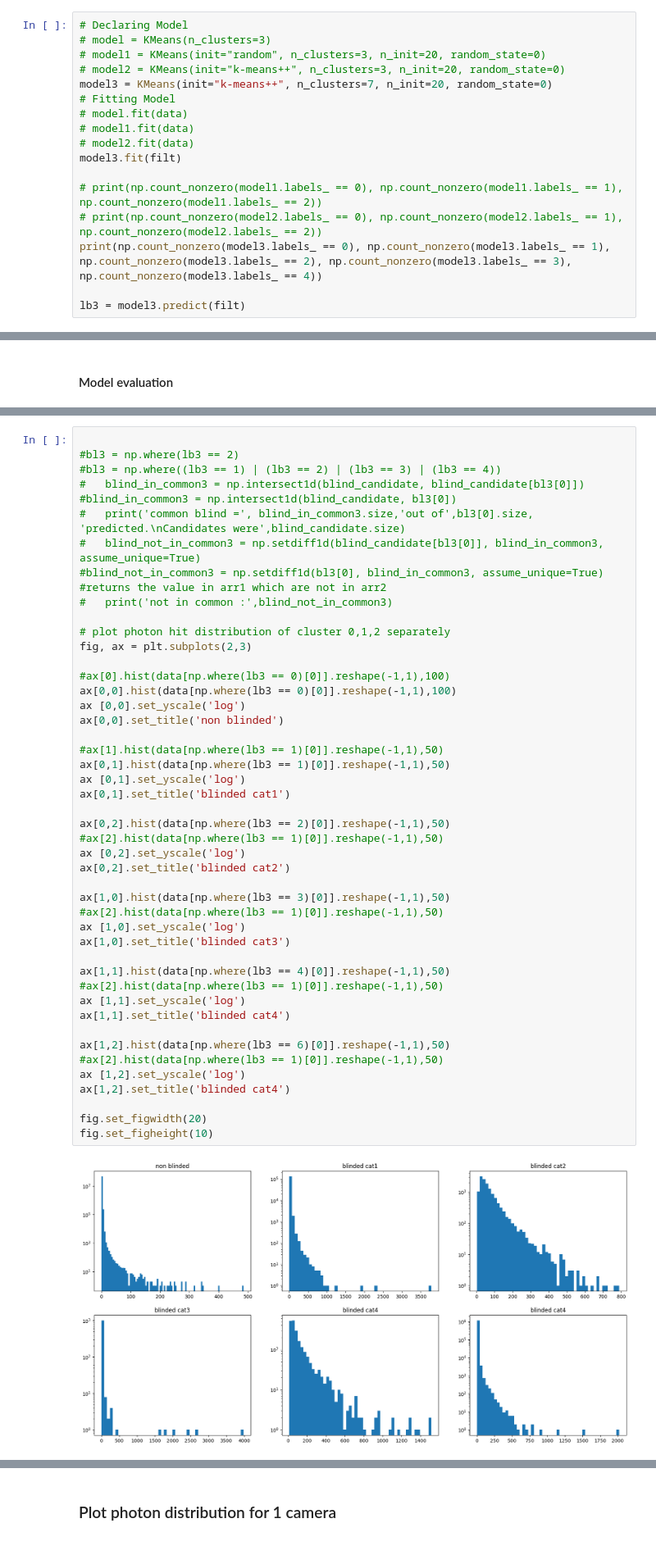
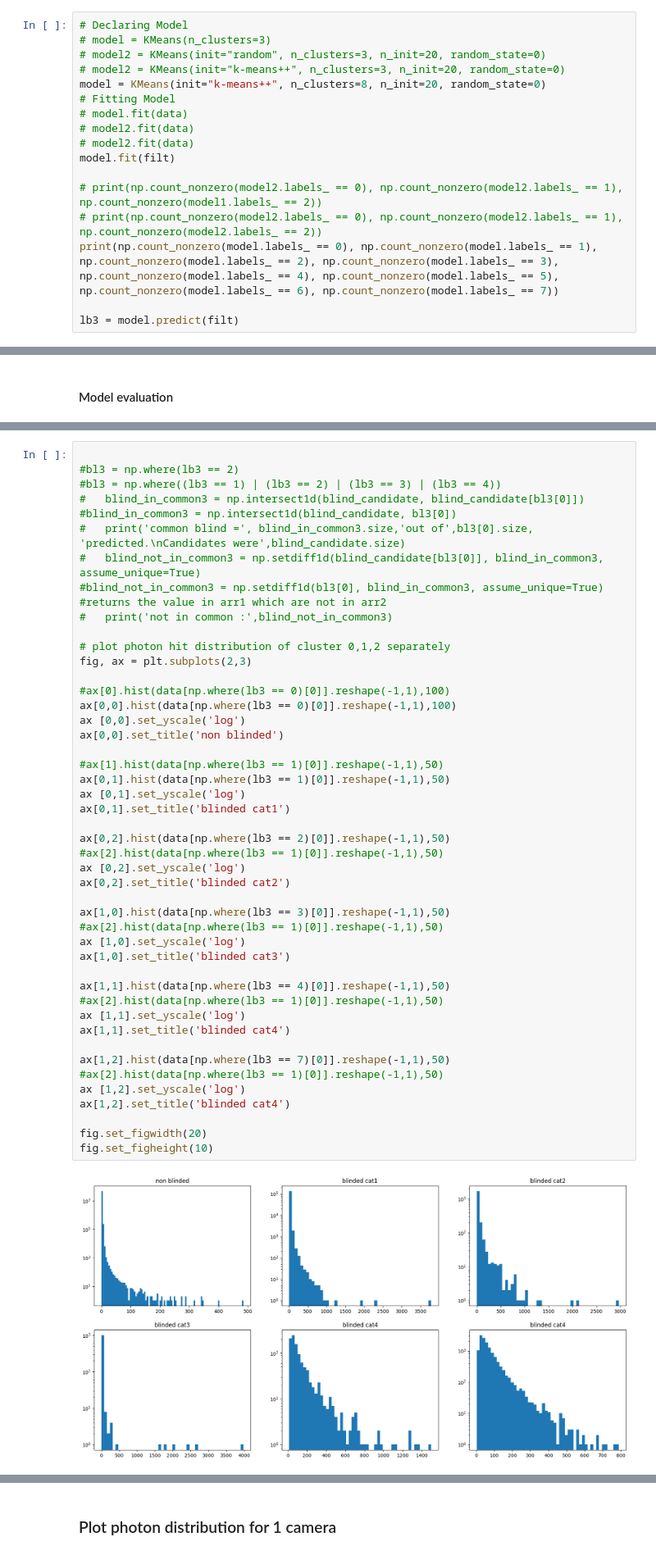
Before and after one commit to chiappo98/blinded_cameras, a Jupyter notebook: blinded clustering.ipynb, the cells around one changed output, grey strips where cells are left out. Shown at 82% size. Cells and saved outputs as stored; diff of their text form.

Commit message:
attempt to refilter blinded & non-blinded clusters

```diff
--- a/blinded clustering.ipynb
+++ b/blinded clustering.ipynb
@@ -88,18 +88,18 @@ The same data are the processed to check the clusterization.
 # %%
 # Declaring Model
 # model = KMeans(n_clusters=3)
-# model1 = KMeans(init="random", n_clusters=3, n_init=20, random_state=0)
+# model2 = KMeans(init="random", n_clusters=3, n_init=20, random_state=0)
 # model2 = KMeans(init="k-means++", n_clusters=3, n_init=20, random_state=0)
-model3 = KMeans(init="k-means++", n_clusters=7, n_init=20, random_state=0)
+model = KMeans(init="k-means++", n_clusters=8, n_init=20, random_state=0)
 # Fitting Model
 # model.fit(data)
-# model1.fit(data)
 # model2.fit(data)
-model3.fit(filt)
+# model2.fit(data)
+model.fit(filt)
 
-# print(np.count_nonzero(model1.labels_ == 0), np.count_nonzero(model1.labels_ == 1), np.count_nonzero(model1.labels_ == 2))
+# print(np.count_nonzero(model2.labels_ == 0), np.count_nonzero(model2.labels_ == 1), np.count_nonzero(model1.labels_ == 2))
 # print(np.count_nonzero(model2.labels_ == 0), np.count_nonzero(model2.labels_ == 1), np.count_nonzero(model2.labels_ == 2))
-print(np.count_nonzero(model3.labels_ == 0), np.count_nonzero(model3.labels_ == 1), np.count_nonzero(model3.labels_ == 2), np.count_nonzero(model3.labels_ == 3), np.count_nonzero(model3.labels_ == 4))
+print(np.count_nonzero(model.labels_ == 0), np.count_nonzero(model.labels_ == 1), np.count_nonzero(model.labels_ == 2), np.count_nonzero(model.labels_ == 3), np.count_nonzero(model.labels_ == 4), np.count_nonzero(model.labels_ == 5), np.count_nonzero(model.labels_ == 6), np.count_nonzero(model.labels_ == 7))
 
-lb3 = model3.predict(filt)
+lb3 = model.predict(filt)
 # %% [output]
@@ -134,34 +219,34 @@ ax[0,0].hist(data[np.where(lb3 == 0)[0]].reshape(-1,1),100)
 ax [0,0].set_yscale('log')
 ax[0,0].set_title('non blinded')
 
 #ax[1].hist(data[np.where(lb3 == 1)[0]].reshape(-1,1),50)
 ax[0,1].hist(data[np.where(lb3 == 1)[0]].reshape(-1,1),50)
 ax [0,1].set_yscale('log')
 ax[0,1].set_title('blinded cat1')
 
 ax[0,2].hist(data[np.where(lb3 == 2)[0]].reshape(-1,1),50)
 #ax[2].hist(data[np.where(lb3 == 1)[0]].reshape(-1,1),50)
 ax [0,2].set_yscale('log')
 ax[0,2].set_title('blinded cat2')
 
 ax[1,0].hist(data[np.where(lb3 == 3)[0]].reshape(-1,1),50)
 #ax[2].hist(data[np.where(lb3 == 1)[0]].reshape(-1,1),50)
 ax [1,0].set_yscale('log')
 ax[1,0].set_title('blinded cat3')
 
 ax[1,1].hist(data[np.where(lb3 == 4)[0]].reshape(-1,1),50)
 #ax[2].hist(data[np.where(lb3 == 1)[0]].reshape(-1,1),50)
 ax [1,1].set_yscale('log')
 ax[1,1].set_title('blinded cat4')
 
-ax[1,2].hist(data[np.where(lb3 == 6)[0]].reshape(-1,1),50)
+ax[1,2].hist(data[np.where(lb3 == 7)[0]].reshape(-1,1),50)
 #ax[2].hist(data[np.where(lb3 == 1)[0]].reshape(-1,1),50)
 ax [1,2].set_yscale('log')
 ax[1,2].set_title('blinded cat4')
 
 fig.set_figwidth(20)
 fig.set_figheight(10)
 # %% [output]
-[figure, old version]
+[figure, new version]
 # %%
 #np.where(lb3 == 4)[0]
```
Also changed, not shown: parts of 10 cells of this notebook.
